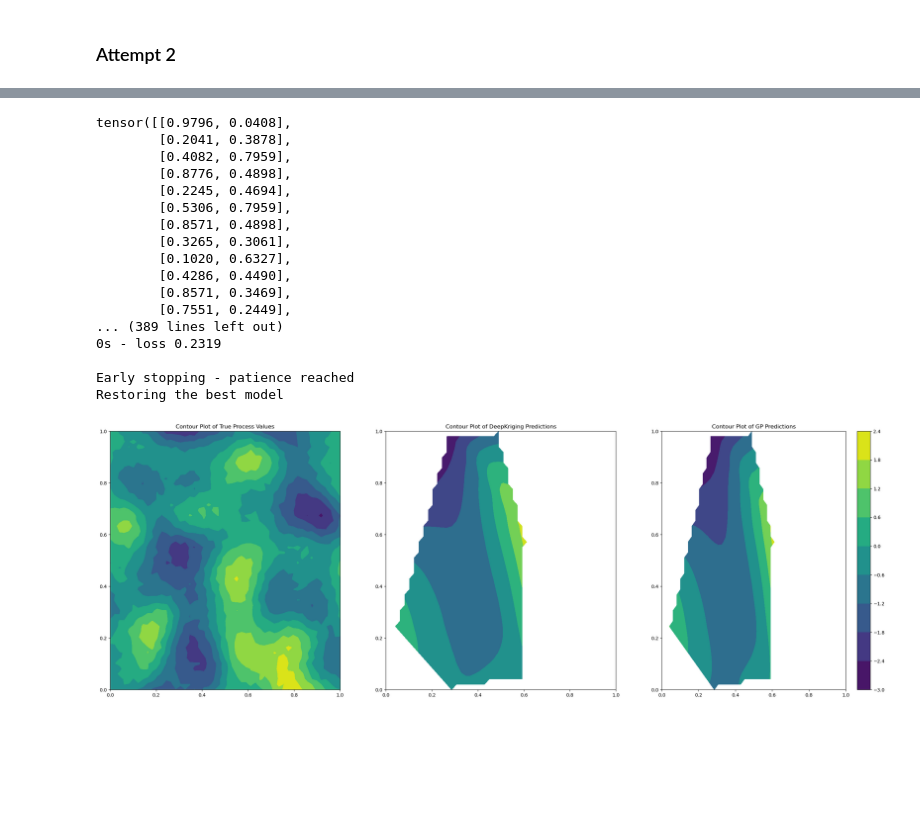
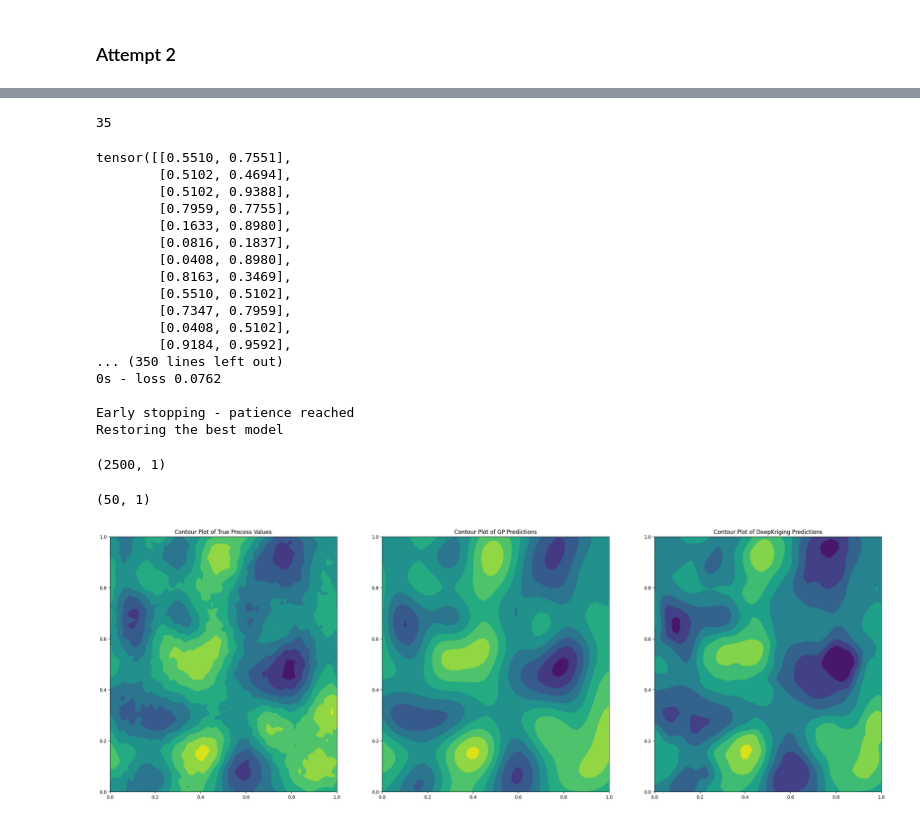
Before and after one commit to elliekkim/deep_ps, a Jupyter notebook: simple_dk_test2.ipynb, the cells around one changed output, grey strips where cells are left out. Drawn from its saved outputs; the diff is of its cells as text; code cells hidden in the pictures; blank space fills up the shorter version.

Commit message:
Updated dktest2 to visualize results better

```diff
--- a/simple_dk_test2.ipynb
+++ b/simple_dk_test2.ipynb
@@ -63,12 +63,16 @@ class DeepKrigingEmbedding3d(nn.Module):
             phi[:, K:K + num_basis_res] = weights
             K += num_basis_res
         return phi
+# %%
+len(s_train)
+# %% [output]
+35
 # %%
 def uniform_sampling(points, n_samples=50):
     sampled_indices = np.random.choice(len(points), size=n_samples, replace=False)
     return points[sampled_indices], sampled_indices
 
-sampled_points, sampled_indices = uniform_sampling(grid_points)
+sampled_points, sampled_indices = uniform_sampling(grid_points, n_samples=200)
 sampled_values = process_values[sampled_indices]
 
 # from sklearn.model_selection import train_test_split
@@ -91,6 +95,7 @@ input_dim = sum(embedding_layer.num_basis)  # This should match 1830
 s_train_tensor = torch.tensor(s_train, dtype=torch.float32)
 s_val_tensor = torch.tensor(s_val, dtype=torch.float32)
 s_test_tensor = torch.tensor(s_test, dtype=torch.float32)
+s_all_tensor = torch.tensor(grid_points, dtype=torch.float32)
 
 print(s_train_tensor)
 embedding_layer.eval()
@@ -98,6 +103,7 @@ embedding_layer.eval()
 phi_train = embedding_layer(s_train_tensor)
 phi_val = embedding_layer(s_val_tensor)
 phi_test = embedding_layer(s_test_tensor)
+phi_all = embedding_layer(s_all_tensor)
 
 # Convert y_train, y_val, and y_test to torch tensors
 y_train = torch.tensor(y_train, dtype=torch.float32).view(-1, 1)
@@ -140,25 +146,29 @@ trainer.train()
 deepkriging_model.eval()
 
 with torch.no_grad():
-    y_pred_deepkriging = deepkriging_model(phi_test).cpu().numpy()
+    y_pred_deepkriging = deepkriging_model(phi_all).cpu().numpy()
 # %% [output]
-tensor([[0.9796, 0.0408],
-        [0.2041, 0.3878],
-        [0.4082, 0.7959],
-        [0.8776, 0.4898],
-        [0.2245, 0.4694],
-        [0.5306, 0.7959],
-        [0.8571, 0.4898],
-        [0.3265, 0.3061],
-        [0.1020, 0.6327],
-        [0.4286, 0.4490],
-        [0.8571, 0.3469],
-        [0.7551, 0.2449],
-... (389 lines left out)
-0s - loss 0.2319
+tensor([[0.5510, 0.7551],
+        [0.5102, 0.4694],
+        [0.5102, 0.9388],
+        [0.7959, 0.7755],
+        [0.1633, 0.8980],
+        [0.0816, 0.1837],
+        [0.0408, 0.8980],
+        [0.8163, 0.3469],
+        [0.5510, 0.5102],
+        [0.7347, 0.7959],
+        [0.0408, 0.5102],
+        [0.9184, 0.9592],
+... (350 lines left out)
+0s - loss 0.0762
 
 Early stopping - patience reached
 Restoring the best model
+# %%
+y_pred_deepkriging.shape
+# %% [output]
+(2500, 1)
 # %%
 from sklearn.gaussian_process import GaussianProcessRegressor
 from sklearn.gaussian_process.kernels import RBF
@@ -167,43 +177,46 @@ kernel = RBF(length_scale=0.1)
 gp = GaussianProcessRegressor(kernel=kernel, alpha=noise_var)
 
 gp.fit(s_train, y_train)
-y_pred_gp, y_std_gp = gp.predict(s_test, return_std=True)
+y_pred_gp, y_std_gp = gp.predict(grid_points, return_std=True)
+# %%
+y_pred_deepkriging.shape
+# %% [output]
+(50, 1)
 # %%
-from scipy.interpolate import griddata
+# from scipy.interpolate import griddata
 import matplotlib.gridspec as gridspec
 
-# Reshape the true process values to the grid shape
-process_values_grid = process_values.reshape(N, N)
+# # Reshape the true process values to the grid shape
+# process_values_grid = process_values.reshape(N, N)
 
-# Predict on the test set
-y_pred_gp, y_std_gp = gp.predict(s_test, return_std=True)
+# # Predict on the test set
+# y_pred_gp, y_std_gp = gp.predict(s_test, return_std=True)
 
-# Interpolate the predictions to the original grid for contour plotting
-y_pred_dk_grid = griddata(s_test, y_pred_deepkriging.squeeze(), (X, Y), method='cubic')
-y_pred_gp_grid = griddata(s_test, y_pred_gp.squeeze(), (X, Y), method='cubic')
-
+# # Interpolate the predictions to the original grid for contour plotting
+# y_pred_dk_grid = griddata(s_test, y_pred_deepkriging.squeeze(), (X, Y), method='cubic')
+# y_pred_gp_grid = griddata(s_test, y_pred_gp.squeeze(), (X, Y), method='cubic')
 
 
 
 plt.figure(figsize=(30, 10))
 gs = gridspec.GridSpec(1, 3)
 ax = plt.subplot(gs[0, 0])
 contour1 = ax.contourf(X, Y, process_values_grid, cmap='viridis')
 ax.set_title("Contour Plot of True Process Values")
 
 ax = plt.subplot(gs[0, 1])
 # # Plot DeepKriging predictions directly on the test points
-contour2 = ax.contourf(X, Y, y_pred_dk_grid, cmap='viridis')
-ax.set_title("Contour Plot of DeepKriging Predictions")
+contour2 = ax.contourf(X, Y, y_pred_gp.reshape(*X.shape), cmap='viridis')
+ax.set_title("Contour Plot of GP Predictions")
 
 ax = plt.subplot(gs[0, 2])
 # # Plot GP predictions directly on the test points
-contour3 = ax.contourf(X, Y, y_pred_gp_grid, cmap='viridis')
+contour3 = ax.contourf(X, Y, y_pred_deepkriging.reshape(*X.shape), cmap='viridis')
+ax.set_title("Contour Plot of DeepKriging Predictions")
 
-ax.set_title("Contour Plot of GP Predictions")
 
-fig.colorbar(contour1, ax=ax)
+# fig.colorbar(contour1, ax=ax)
 
 plt.show()
 # %% [output]
-[figure, old version]
+[figure, new version]
```
Also changed, not shown: parts of 5 cells of this notebook.
